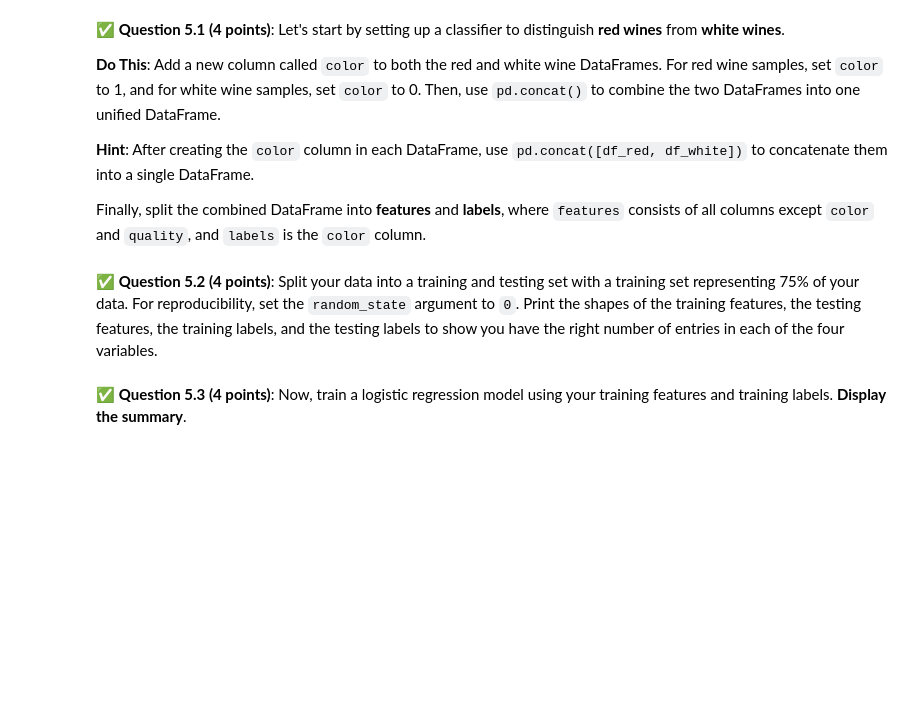
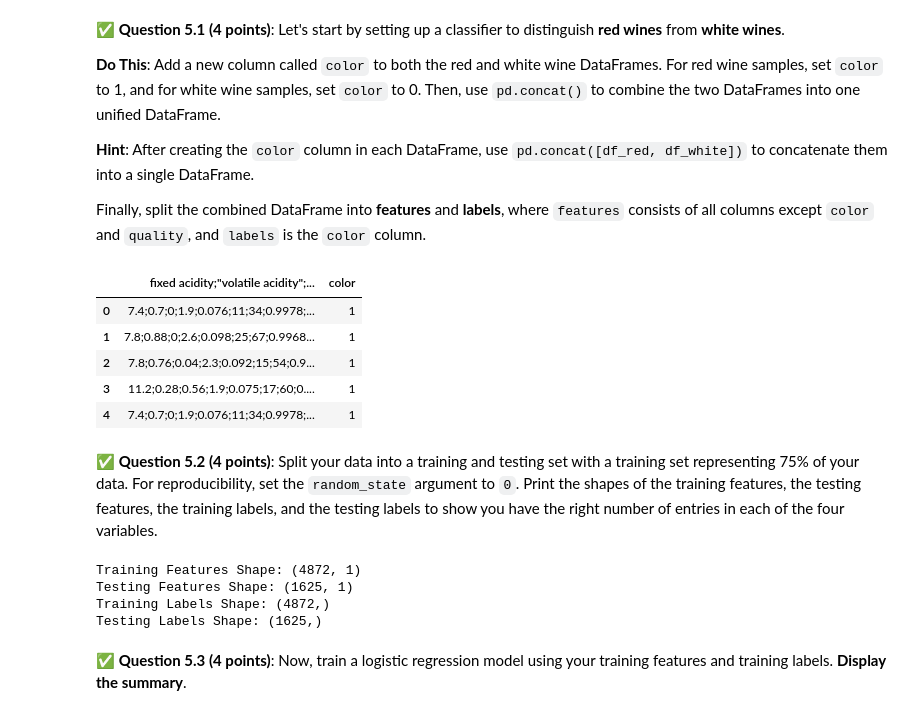
Before and after one commit to vedachan/CMSE202-f24-turnin, a Jupyter notebook: hw-03/HW-03_Regression-STUDENT.ipynb, the cells around one changed output. Saved outputs shown, nothing was run; the diff lists cells and outputs as text; code cells hidden in the pictures; blank space fills up the shorter version.

```diff
--- a/hw-03/HW-03_Regression-STUDENT.ipynb
+++ b/hw-03/HW-03_Regression-STUDENT.ipynb
@@ -369,2 +477,26 @@ Finally, split the combined DataFrame into **features** and **labels**, where `f
+# %%
+# Put your code here
+# Load red and white wine DataFrames
+df_red = pd.read_csv("winequality-red.csv")  # Replace with the actual path to the red wine data
+df_white = pd.read_csv("winequality-white.csv")  # Replace with the actual path to the white wine data
+df_red['color'] = 1   # Red wine -> 1
+df_white['color'] = 0  # White wine -> 0
+
+# Concatenate the DataFrames to create a unified DataFrame
+df_wine = pd.concat([df_red, df_white], ignore_index=True)
+
+# Split into features and labels
+features = df_wine.drop(columns=['color'])  # Drop only the 'color' column from features
+labels = df_wine['color']  # 'color' is the label for classification
+
+# Display the first few rows to confirm the setup
+df_wine.head()
+# %% [output]
+|  | fixed acidity;"volatile acidity";... | color |
+| 0 | 7.4;0.7;0;1.9;0.076;11;34;0.9978;... | 1 |
+| 1 | 7.8;0.88;0;2.6;0.098;25;67;0.9968... | 1 |
+| 2 | 7.8;0.76;0.04;2.3;0.092;15;54;0.9... | 1 |
+| 3 | 11.2;0.28;0.56;1.9;0.075;17;60;0.... | 1 |
+| 4 | 7.4;0.7;0;1.9;0.076;11;34;0.9978;... | 1 |
 # %% [markdown]
 &#9989;  **Question 5.2 (4 points)**: Split your data into a training and testing set with a training set representing 75% of your data. For reproducibility, set the `random_state` argument to `0`. Print the shapes of the training features, the testing features, the training labels, and the testing labels to show you have the right number of entries in each of the four variables.
@@ -373,2 +503,21 @@ Finally, split the combined DataFrame into **features** and **labels**, where `f
+# %%
+# Put your code here
+from sklearn.model_selection import train_test_split
+
+# Split the data into training and testing sets (75% training, 25% testing)
+features_train, features_test, labels_train, labels_test = train_test_split(
+    features, labels, test_size=0.25, random_state=0
+)
+
+# Print the shapes of each set
+print("Training Features Shape:", features_train.shape)
+print("Testing Features Shape:", features_test.shape)
+print("Training Labels Shape:", labels_train.shape)
+print("Testing Labels Shape:", labels_test.shape)
+# %% [output]
+Training Features Shape: (4872, 1)
+Testing Features Shape: (1625, 1)
+Training Labels Shape: (4872,)
+Testing Labels Shape: (1625,)
 # %% [markdown]
 &#9989;  **Question 5.3 (4 points)**: Now, train a logistic regression model using your training features and training labels. **Display the summary**.
```
Also changed, not shown: parts of 18 cells of this notebook.
